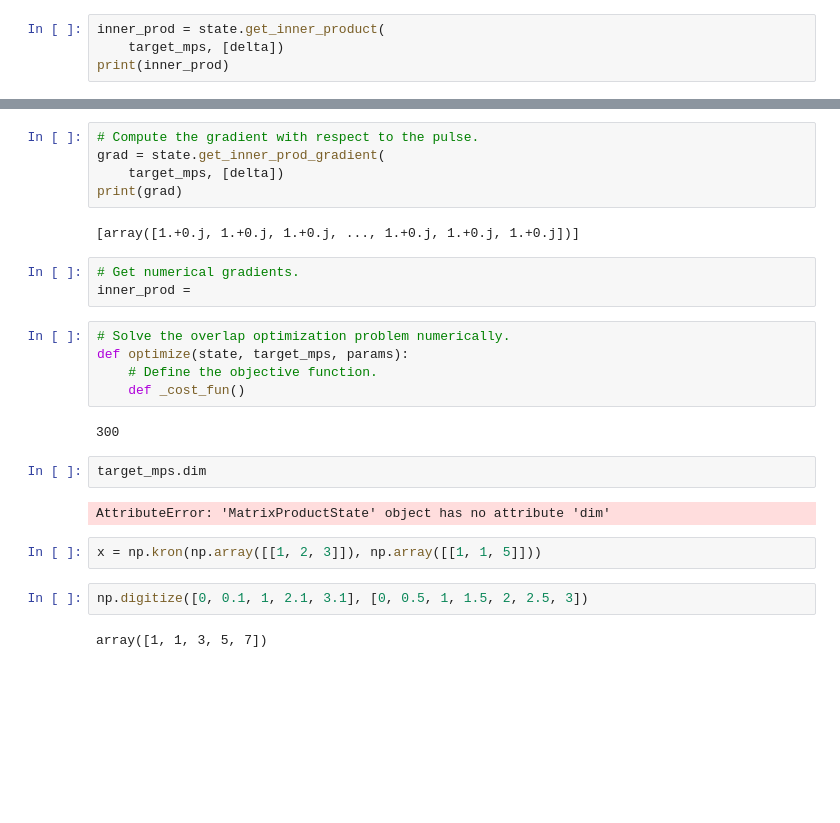
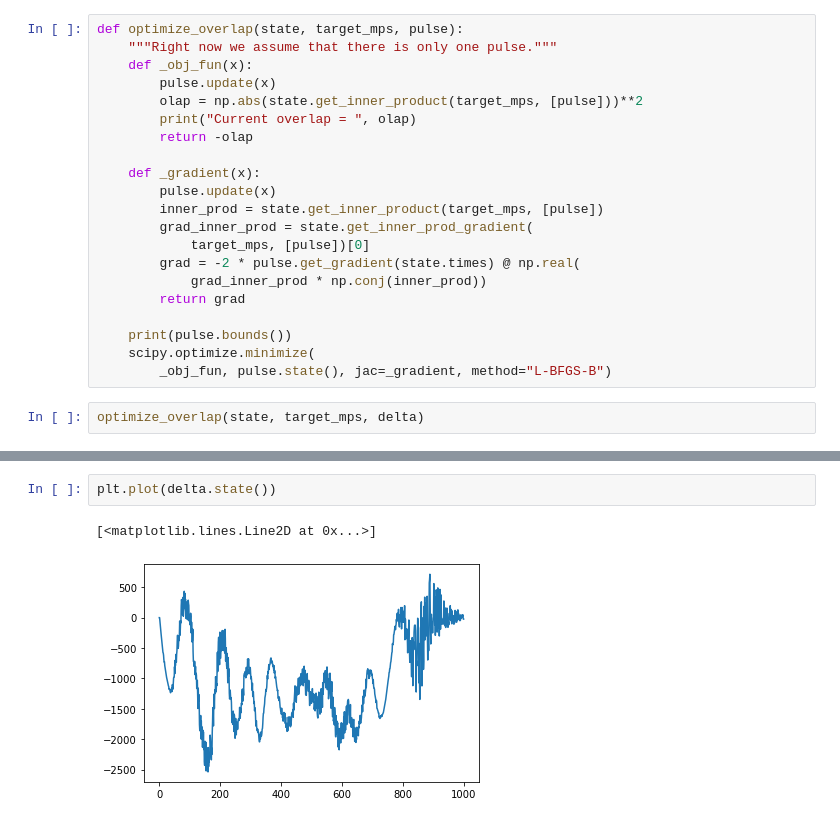
Before and after one commit to rahultrivedi1995/photon_emission_qcontrol, a Jupyter notebook: experiments.ipynb, the cells around one changed output, grey strips where cells are left out. Drawn from its saved outputs; the diff is of its cells as text; blank space fills up the shorter version.

```diff
--- a/experiments.ipynb
+++ b/experiments.ipynb
@@ -41,5 +47,24 @@ plt.plot(state.times, target_mps_proj)
+# %%
+def optimize_overlap(state, target_mps, pulse):
+    """Right now we assume that there is only one pulse."""
+    def _obj_fun(x):
+        pulse.update(x)
+        olap = np.abs(state.get_inner_product(target_mps, [pulse]))**2
+        print("Current overlap = ", olap)
+        return -olap
+
+    def _gradient(x):
+        pulse.update(x)
+        inner_prod = state.get_inner_product(target_mps, [pulse])
+        grad_inner_prod = state.get_inner_prod_gradient(
+            target_mps, [pulse])[0]
+        grad = -2 * pulse.get_gradient(state.times) @ np.real(
+            grad_inner_prod * np.conj(inner_prod))
+        return grad
+
+    print(pulse.bounds())
+    scipy.optimize.minimize(
+        _obj_fun, pulse.state(), jac=_gradient, method="L-BFGS-B")
 # %%
-inner_prod = state.get_inner_product(
-    target_mps, [delta])
-print(inner_prod)
+optimize_overlap(state, target_mps, delta)
 # %% [output]
@@ -47,27 +80,5 @@ print(inner_prod)
-# %%
-# Compute the gradient with respect to the pulse.
-grad = state.get_inner_prod_gradient(
-    target_mps, [delta])
-print(grad)
-# %% [output]
-[array([1.+0.j, 1.+0.j, 1.+0.j, ..., 1.+0.j, 1.+0.j, 1.+0.j])]
-# %%
-# Get numerical gradients.
-inner_prod =
-# %%
-# Solve the overlap optimization problem numerically.
-def optimize(state, target_mps, params):
-    # Define the objective function.
-    def _cost_fun()
-# %% [output]
-300
-# %%
-target_mps.dim
-# %% [output]
-AttributeError: 'MatrixProductState' object has no attribute 'dim'
-# %%
-x = np.kron(np.array([[1, 2, 3]]), np.array([[1, 1, 5]]))
-# %%
-np.digitize([0, 0.1, 1, 2.1, 3.1], [0, 0.5, 1, 1.5, 2, 2.5, 3])
-# %% [output]
-array([1, 1, 3, 5, 7])
+# %%
+plt.plot(delta.state())
+# %% [output]
+[<matplotlib.lines.Line2D at 0x...>]
+[figure, added]
```
Also changed, not shown: parts of 6 cells of this notebook, 3 other files.
